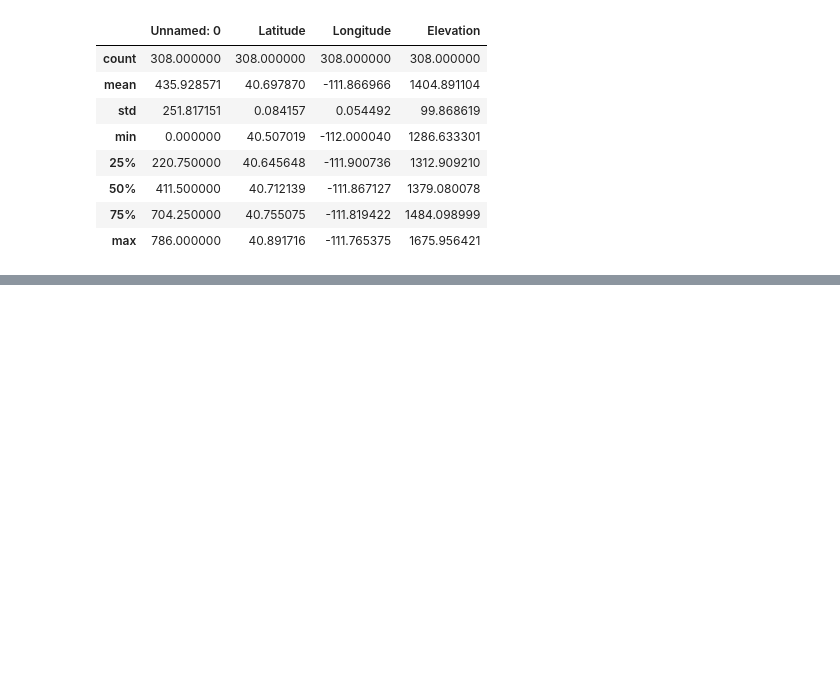
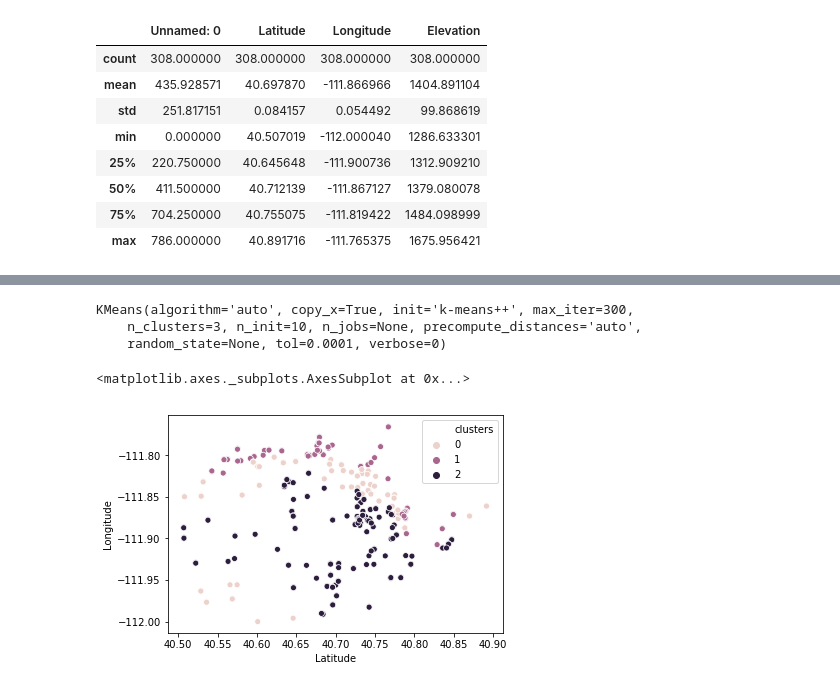
Before and after one commit to dwootton/Utah-Air-Explorers, a Jupyter notebook: UtahAirExplorersClustering.ipynb, the cells around one changed output, grey strips where cells are left out. Cells and saved outputs as stored; diff of their text form; code cells hidden in the pictures; blank space fills up the shorter version.

Commit message:
Update Kmeans experiment with n = 3

```diff
--- a/UtahAirExplorersClustering.ipynb
+++ b/UtahAirExplorersClustering.ipynb
@@ -74,0 +123,18 @@ salt_lake_sensors.describe()
+# %%
+columns_to_cluster = ['Longitude','Latitude','Elevation']
+kmeans = KMeans(n_clusters=3)
+kmeans.fit(salt_lake_sensors[columns_to_cluster])
+# %% [output]
+KMeans(algorithm='auto', copy_x=True, init='k-means++', max_iter=300,
+    n_clusters=3, n_init=10, n_jobs=None, precompute_distances='auto',
+    random_state=None, tol=0.0001, verbose=0)
+# %%
+labels = kmeans.labels_
+
+#Glue back to originaal data
+salt_lake_sensors['clusters'] = labels
+# %%
+sns.scatterplot(x="Latitude", y="Longitude", data = salt_lake_sensors, hue = 'clusters')
+# %% [output]
+<matplotlib.axes._subplots.AxesSubplot at 0x...>
+[figure, added]
```
Also changed, not shown: parts of 6 cells of this notebook.
